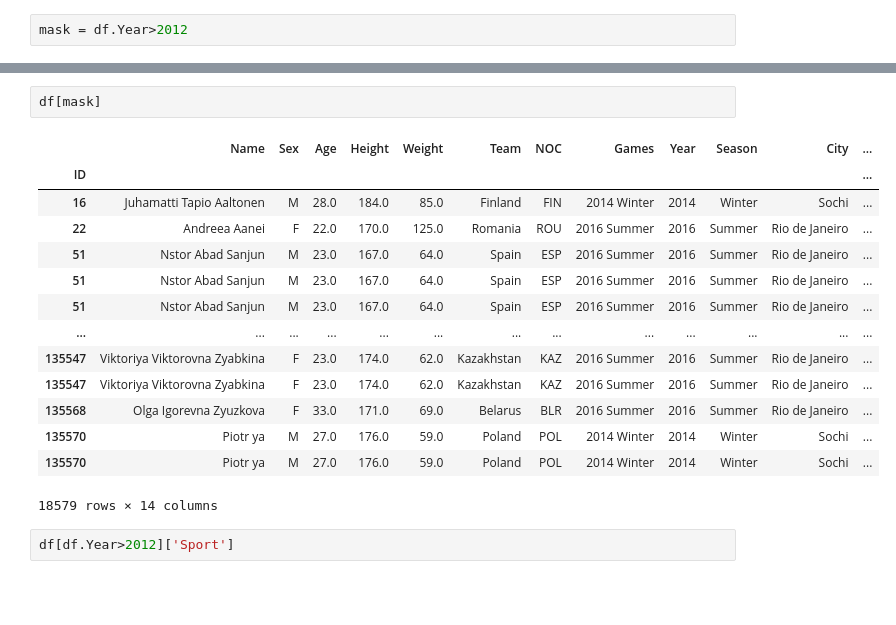
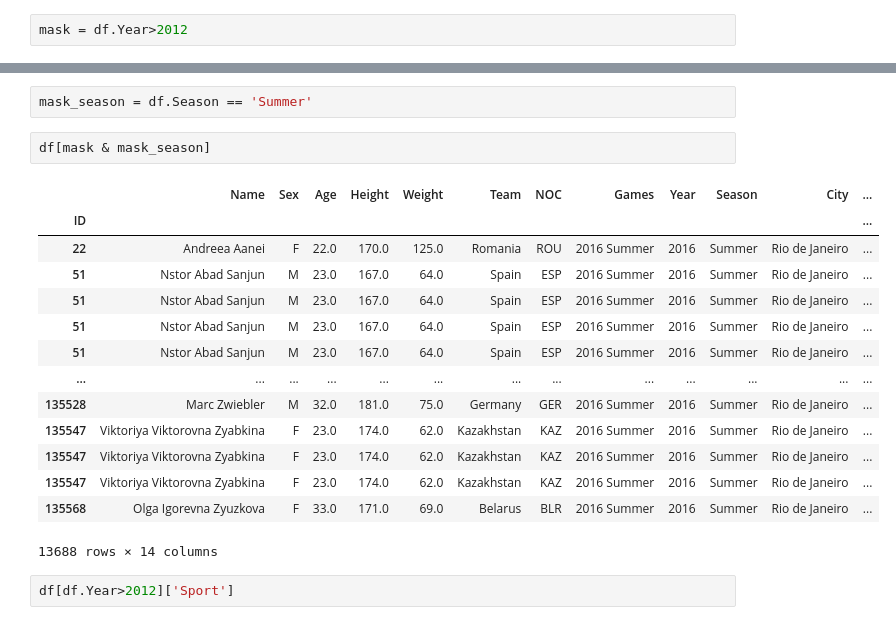
Before and after one commit to suarezpaz/machine-learning-program, a Jupyter notebook: #01. Data Tables & Basic Concepts of Programming/practica_olimpiadas.ipynb, the cells around one changed output, grey strips where cells are left out. Saved outputs shown, nothing was run; the diff lists cells and outputs as text; blank space fills up the shorter version.

```diff
--- a/#01. Data Tables & Basic Concepts of Programming/practica_olimpiadas.ipynb
+++ b/#01. Data Tables & Basic Concepts of Programming/practica_olimpiadas.ipynb
@@ -103,23 +236,25 @@ df[df.Year>2012]
 | 135570 | Piotr ya | M | 27.0 | 176.0 | 59.0 | Poland | POL | 2014 Winter | 2014 | Winter | Sochi | ... |
 | 135570 | Piotr ya | M | 27.0 | 176.0 | 59.0 | Poland | POL | 2014 Winter | 2014 | Winter | Sochi | ... |
 18579 rows × 14 columns
-# %%
-df[mask]
-# %% [output]
-|  | Name | Sex | Age | Height | Weight | Team | NOC | Games | Year | Season | City | ... |
-| ID |  |  |  |  |  |  |  |  |  |  |  | ... |
-| 16 | Juhamatti Tapio Aaltonen | M | 28.0 | 184.0 | 85.0 | Finland | FIN | 2014 Winter | 2014 | Winter | Sochi | ... |
-| 22 | Andreea Aanei | F | 22.0 | 170.0 | 125.0 | Romania | ROU | 2016 Summer | 2016 | Summer | Rio de Janeiro | ... |
-| 51 | Nstor Abad Sanjun | M | 23.0 | 167.0 | 64.0 | Spain | ESP | 2016 Summer | 2016 | Summer | Rio de Janeiro | ... |
-| 51 | Nstor Abad Sanjun | M | 23.0 | 167.0 | 64.0 | Spain | ESP | 2016 Summer | 2016 | Summer | Rio de Janeiro | ... |
-| 51 | Nstor Abad Sanjun | M | 23.0 | 167.0 | 64.0 | Spain | ESP | 2016 Summer | 2016 | Summer | Rio de Janeiro | ... |
-| ... | ... | ... | ... | ... | ... | ... | ... | ... | ... | ... | ... | ... |
-| 135547 | Viktoriya Viktorovna Zyabkina | F | 23.0 | 174.0 | 62.0 | Kazakhstan | KAZ | 2016 Summer | 2016 | Summer | Rio de Janeiro | ... |
-| 135547 | Viktoriya Viktorovna Zyabkina | F | 23.0 | 174.0 | 62.0 | Kazakhstan | KAZ | 2016 Summer | 2016 | Summer | Rio de Janeiro | ... |
-| 135568 | Olga Igorevna Zyuzkova | F | 33.0 | 171.0 | 69.0 | Belarus | BLR | 2016 Summer | 2016 | Summer | Rio de Janeiro | ... |
-| 135570 | Piotr ya | M | 27.0 | 176.0 | 59.0 | Poland | POL | 2014 Winter | 2014 | Winter | Sochi | ... |
-| 135570 | Piotr ya | M | 27.0 | 176.0 | 59.0 | Poland | POL | 2014 Winter | 2014 | Winter | Sochi | ... |
-18579 rows × 14 columns
+# %%
+mask_season = df.Season == 'Summer'
+# %%
+df[mask & mask_season]
+# %% [output]
+|  | Name | Sex | Age | Height | Weight | Team | NOC | Games | Year | Season | City | ... |
+| ID |  |  |  |  |  |  |  |  |  |  |  | ... |
+| 22 | Andreea Aanei | F | 22.0 | 170.0 | 125.0 | Romania | ROU | 2016 Summer | 2016 | Summer | Rio de Janeiro | ... |
+| 51 | Nstor Abad Sanjun | M | 23.0 | 167.0 | 64.0 | Spain | ESP | 2016 Summer | 2016 | Summer | Rio de Janeiro | ... |
+| 51 | Nstor Abad Sanjun | M | 23.0 | 167.0 | 64.0 | Spain | ESP | 2016 Summer | 2016 | Summer | Rio de Janeiro | ... |
+| 51 | Nstor Abad Sanjun | M | 23.0 | 167.0 | 64.0 | Spain | ESP | 2016 Summer | 2016 | Summer | Rio de Janeiro | ... |
+| 51 | Nstor Abad Sanjun | M | 23.0 | 167.0 | 64.0 | Spain | ESP | 2016 Summer | 2016 | Summer | Rio de Janeiro | ... |
+| ... | ... | ... | ... | ... | ... | ... | ... | ... | ... | ... | ... | ... |
+| 135528 | Marc Zwiebler | M | 32.0 | 181.0 | 75.0 | Germany | GER | 2016 Summer | 2016 | Summer | Rio de Janeiro | ... |
+| 135547 | Viktoriya Viktorovna Zyabkina | F | 23.0 | 174.0 | 62.0 | Kazakhstan | KAZ | 2016 Summer | 2016 | Summer | Rio de Janeiro | ... |
+| 135547 | Viktoriya Viktorovna Zyabkina | F | 23.0 | 174.0 | 62.0 | Kazakhstan | KAZ | 2016 Summer | 2016 | Summer | Rio de Janeiro | ... |
+| 135547 | Viktoriya Viktorovna Zyabkina | F | 23.0 | 174.0 | 62.0 | Kazakhstan | KAZ | 2016 Summer | 2016 | Summer | Rio de Janeiro | ... |
+| 135568 | Olga Igorevna Zyuzkova | F | 33.0 | 171.0 | 69.0 | Belarus | BLR | 2016 Summer | 2016 | Summer | Rio de Janeiro | ... |
+13688 rows × 14 columns
 # %%
 df[df.Year>2012]['Sport']
 # %% [output]
```
Also changed, not shown: parts of 37 cells of this notebook, 3 other files.
